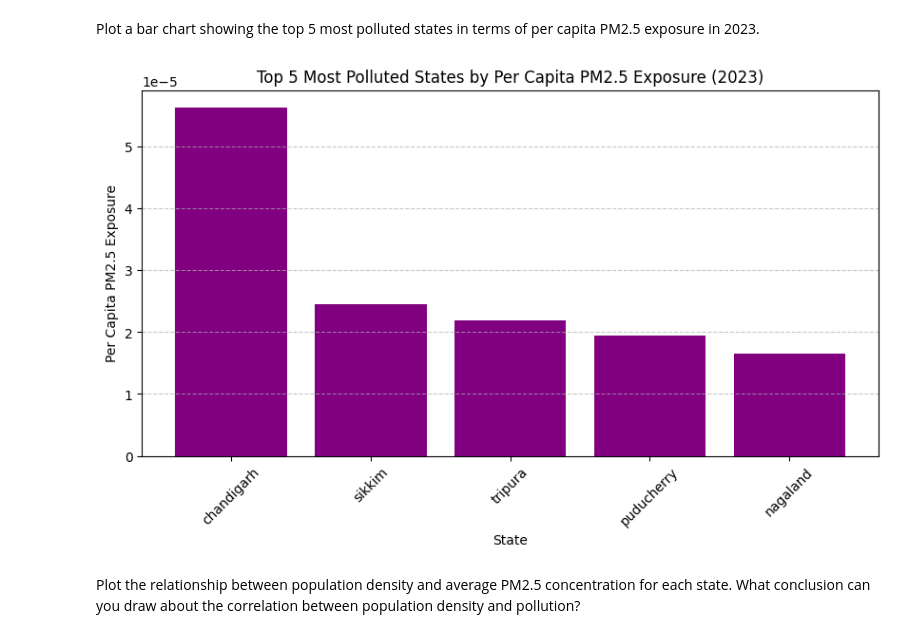
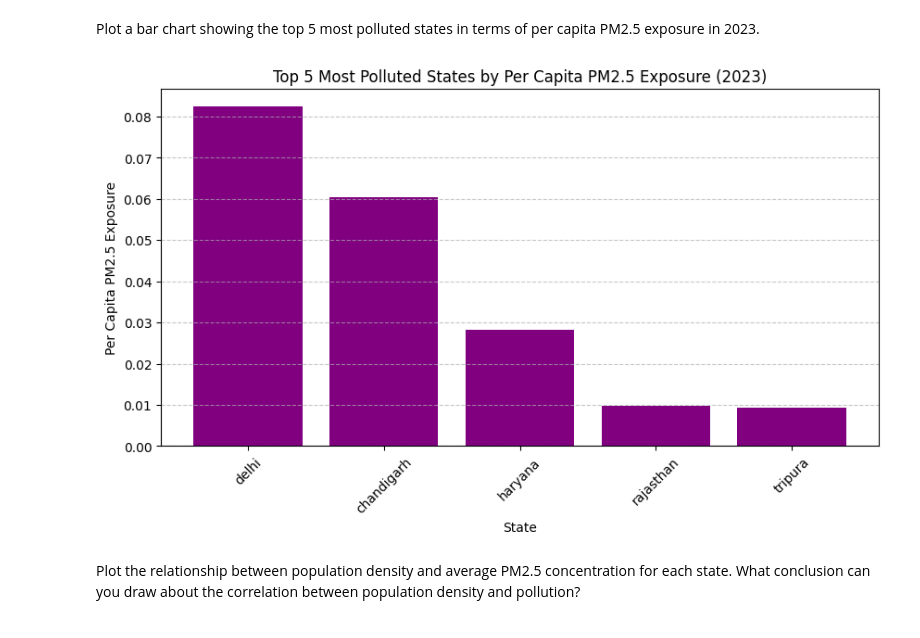
Before and after one commit to kalpshah18/PSDVAssignment3, a Jupyter notebook: main.ipynb, the cells around one changed output. Saved outputs shown, nothing was run; the diff lists cells and outputs as text; code cells hidden in the pictures.

```diff
--- a/main.ipynb
+++ b/main.ipynb
@@ -409,32 +399,32 @@ Plot a bar chart showing the top 5 most polluted states in terms of per capita P
 # %%
 # Filter data for the year 2023
 data_2023 = data[data["Year"] == 2023]
 
 # Compute average PM2.5 for each state in 2023
-state_avg_pm25 = data_2023.groupby("state")["PM2.5"].mean()
+state_avg_pm25 = data_2023.groupby("state")["PM2.5"].sum()
 
 # Merge with state population data
 merged_data = state_avg_pm25.to_frame().merge(state_data[["State", "Population"]],
                                               left_index=True,
                                               right_on="State")
 
 # Calculate per capita PM2.5 exposure (PM2.5 per person)
 merged_data["Per Capita PM2.5"] = merged_data["PM2.5"] / merged_data["Population"]
 
 # Get the top 5 most polluted states based on per capita PM2.5 exposure
 top_5_states = merged_data.nlargest(5, "Per Capita PM2.5")
 
 # Plot the bar chart
 plt.figure(figsize=(10, 5))
 plt.bar(top_5_states["State"], top_5_states["Per Capita PM2.5"], color="purple")
 plt.xlabel("State")
 plt.ylabel("Per Capita PM2.5 Exposure")
 plt.title("Top 5 Most Polluted States by Per Capita PM2.5 Exposure (2023)")
 plt.xticks(rotation=45)
 plt.grid(axis="y", linestyle="--", alpha=0.7)
 plt.show()
 # %% [output]
-[figure, old version]
+[figure, new version]
 # %% [markdown]
 Plot the relationship between population density and average PM2.5 concentration for each state. What conclusion can you draw about the correlation between population density and pollution?
 # %%
```
Also changed, not shown: parts of 7 cells of this notebook.
